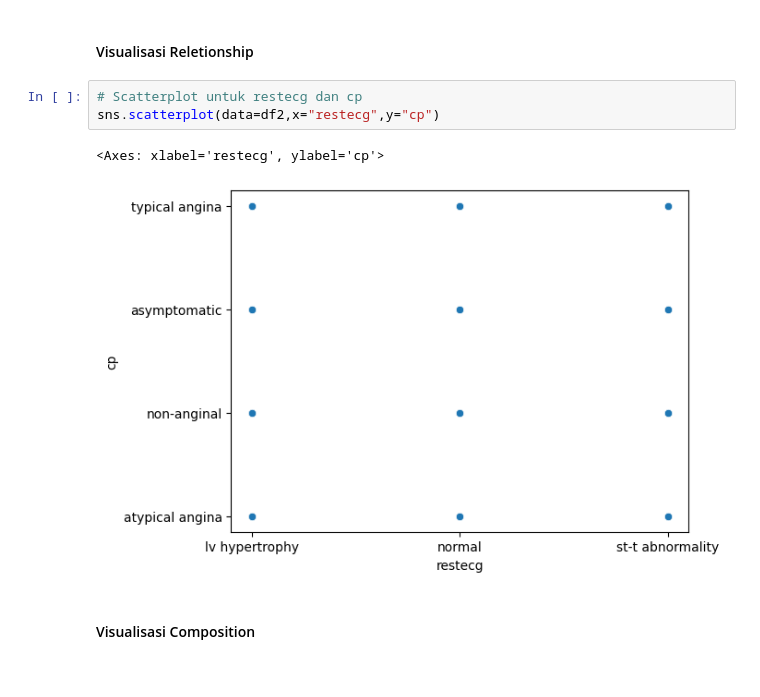
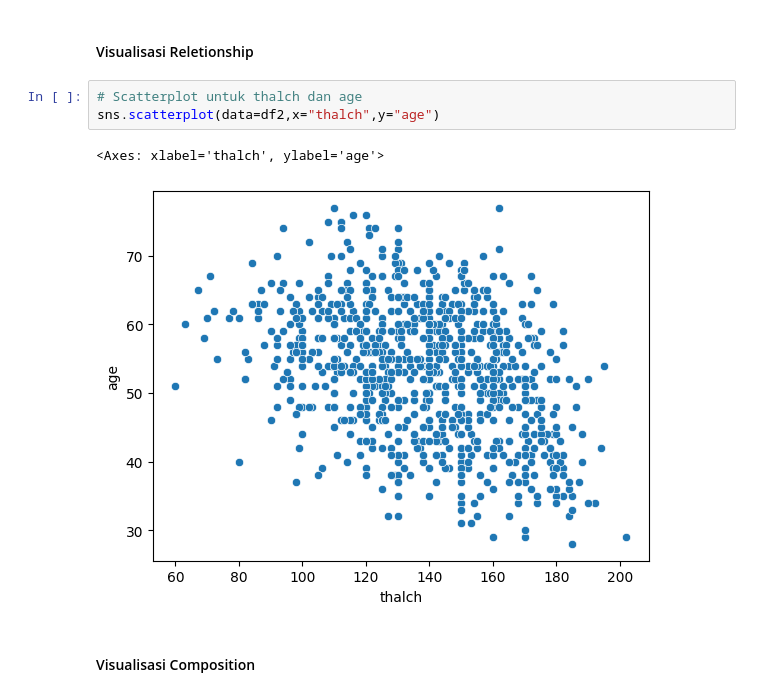
Before and after one commit to melindasaf/050_Angrayni-Melinda-S_POSTTEST-2-PDAB, a Jupyter notebook: 050_Angrayni_Melinda_S_Posttest_2.ipynb, the cells around one changed output. Cells and saved outputs as stored; diff of their text form.

```diff
--- a/050_Angrayni_Melinda_S_Posttest_2.ipynb
+++ b/050_Angrayni_Melinda_S_Posttest_2.ipynb
@@ -533,11 +626,11 @@ sns.boxplot(data=df2,x="thalch")
 # %% [markdown]
 #### Visualisasi Reletionship
 # %%
-# Scatterplot untuk restecg dan cp
-sns.scatterplot(data=df2,x="restecg",y="cp")
+# Scatterplot untuk thalch dan age
+sns.scatterplot(data=df2,x="thalch",y="age")
 # %% [output]
-<Axes: xlabel='restecg', ylabel='cp'>
+<Axes: xlabel='thalch', ylabel='age'>
-[figure, old version]
+[figure, new version]
 # %% [markdown]
 #### Visualisasi Composition
 # %%
```
Also changed, not shown: parts of 30 cells of this notebook.
